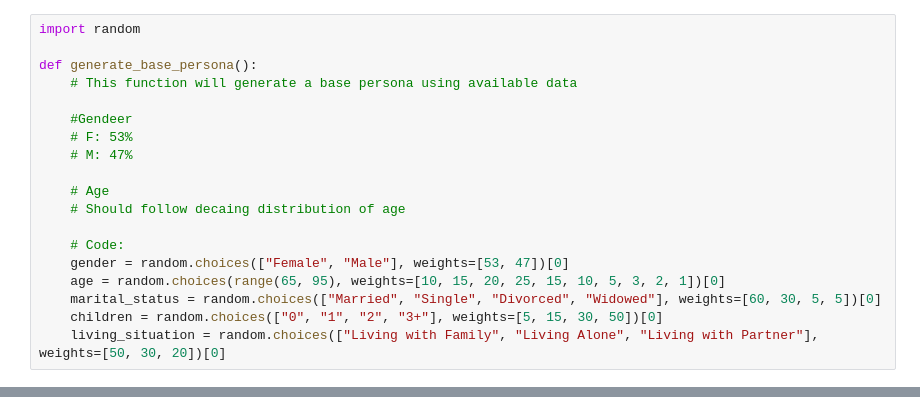
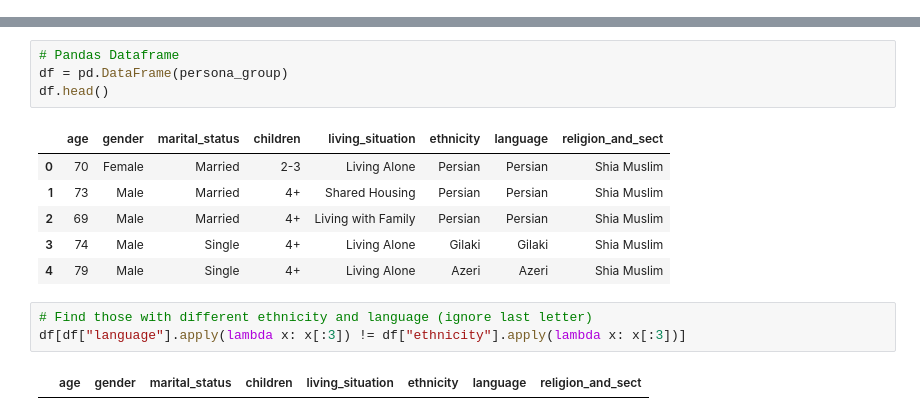
Before and after one commit to liAmirali/uni-final-ai, a Jupyter notebook: dataset_gen/notebooks/persona_generation.ipynb, the cells around one changed output, grey strips where cells are left out. Drawn from its saved outputs; the diff is of its cells as text.

```diff
--- a/dataset_gen/notebooks/persona_generation.ipynb
+++ b/dataset_gen/notebooks/persona_generation.ipynb
@@ -407,19 +0,0 @@ def generate_personas_with_stats_sync(personas_count=10, model=MODEL_TO_USE):
-# %%
-import random
-
-def generate_base_persona():
-    # This function will generate a base persona using available data
-
-    #Gendeer
-    # F: 53%
-    # M: 47%
-
-    # Age
-    # Should follow decaing distribution of age
-
-    # Code:
-    gender = random.choices(["Female", "Male"], weights=[53, 47])[0]
-    age = random.choices(range(65, 95), weights=[10, 15, 20, 25, 15, 10, 5, 3, 2, 1])[0]
-    marital_status = random.choices(["Married", "Single", "Divorced", "Widowed"], weights=[60, 30, 5, 5])[0]
-    children = random.choices(["0", "1", "2", "3+"], weights=[5, 15, 30, 50])[0]
-    living_situation = random.choices(["Living with Family", "Living Alone", "Living with Partner"], weights=[50, 30, 20])[0]
@@ -725,0 +92,16 @@ save_batch_output(resp)
+# %%
+# Pandas Dataframe
+df = pd.DataFrame(persona_group)
+df.head()
+# %% [output]
+|  | age | gender | marital_status | children | living_situation | ethnicity | language | religion_and_sect |
+| 0 | 70 | Female | Married | 2-3 | Living Alone | Persian | Persian | Shia Muslim |
+| 1 | 73 | Male | Married | 4+ | Shared Housing | Persian | Persian | Shia Muslim |
+| 2 | 69 | Male | Married | 4+ | Living with Family | Persian | Persian | Shia Muslim |
+| 3 | 74 | Male | Single | 4+ | Living Alone | Gilaki | Gilaki | Shia Muslim |
+| 4 | 79 | Male | Single | 4+ | Living Alone | Azeri | Azeri | Shia Muslim |
+# %%
+# Find those with different ethnicity and language (ignore last letter)
+df[df["language"].apply(lambda x: x[:3]) != df["ethnicity"].apply(lambda x: x[:3])]
+# %% [output]
+|  | age | gender | marital_status | children | living_situation | ethnicity | language | religion_and_sect |
```
Also changed, not shown: parts of 37 cells of this notebook, 3 other files.
